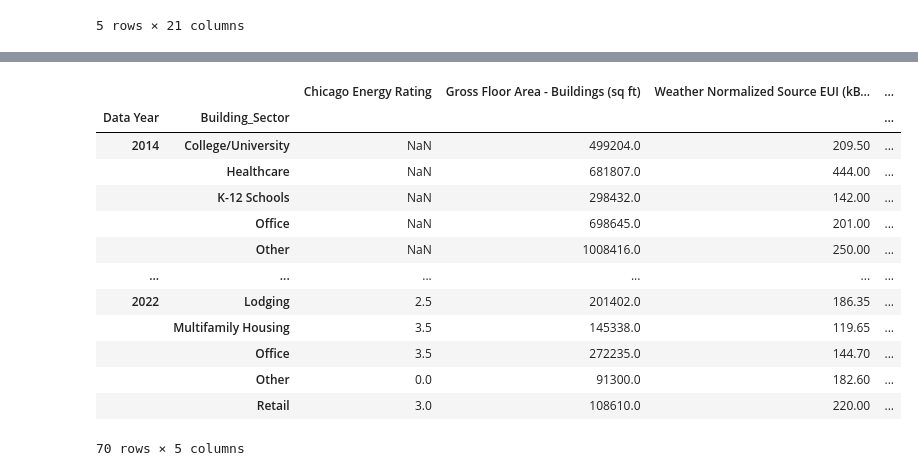
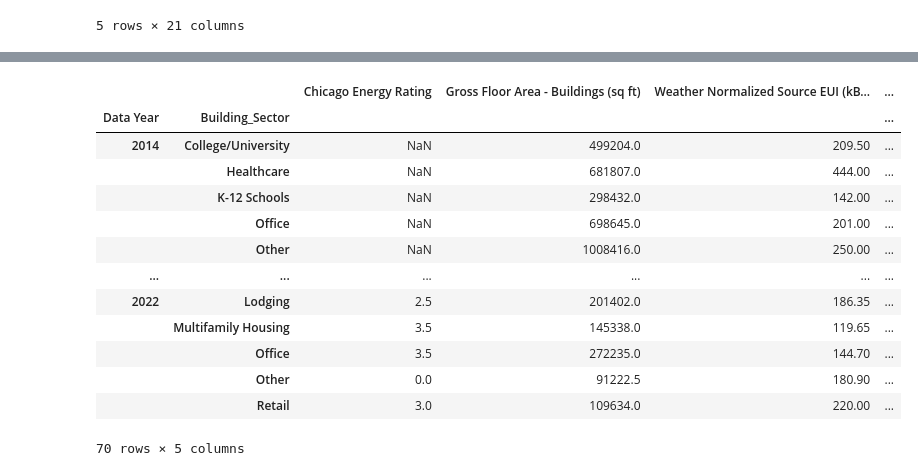
Before and after one commit to BlufferMK/Nexus-Navigators, a Jupyter notebook: import_transform.ipynb, the cells around one changed output, grey strips where cells are left out. Saved outputs shown, nothing was run; the diff lists cells and outputs as text; code cells hidden in the pictures.

```diff
--- a/import_transform.ipynb
+++ b/import_transform.ipynb
@@ -82,12 +84,12 @@ Name: count, dtype: int64
 office = ["Bank Branch", "Financial Office", "Office"]
 multifamily_housing = ["Multifamily Housing"]
 schools = ["K-12 School"]
-healthcare = ["Ambulatory Surgical Center",  "Outpatient Rehabilitation/Physical Therapy", "Urgent Care", "Clinic",
-              "Other Outpatient", "Hospital (General Medical & Surgical)", "Medical Office", "Other - Specialty Hospital"]
+healthcare = ["Ambulatory Surgical Center",  "Outpatient Rehabilitation/Physical Therapy", "Urgent Care/Clinic/Other Outpatient",
+              "Hospital (General Medical & Surgical)", "Medical Office", "Other - Specialty Hospital"]
 college_university = ["College/University"]
 lodging = ["Hotel", "Residential Care Facility", "Senior Care Community", "Residence Hall/Dormitory",
            "Other - Lodging/Residential"]
-retail = ["Automobile Dealership", "Enclosed Mall", "Other - Mall", "Lifestyle Center", "Strip Mall", "Retail Store",
+retail = ["Automobile Dealership", "Vehicle Dealership", "Enclosed Mall", "Other - Mall", "Lifestyle Center", "Strip Mall", "Retail Store",
           "Supermarket/Grocery Store", "Wholesale Club/Supercenter", "Other - Services", "Repair Services"]
 # %%
 # Create an empty list to put the building sector results in
@@ -190,22 +237,23 @@ reduced_df.to_csv("benchmarks.csv",
 # %%
 grouped_by_year_type = w_sectors_df.groupby(["Data Year","Building_Sector"])
 
 median_by_year_type = pd.DataFrame(grouped_by_year_type[["Chicago Energy Rating",  "Gross Floor Area - Buildings (sq ft)",
                                                "Weather Normalized Source EUI (kBtu/sq ft)", "Total GHG Emissions (Metric Tons CO2e)",
                                                "GHG Intensity (kg CO2e/sq ft)"]].median())
+median_by_year_type.to_csv("medianByYear.csv")
 median_by_year_type
 # %% [output]
 |  |  | Chicago Energy Rating | Gross Floor Area - Buildings (sq ft) | Weather Normalized Source EUI (kB... | ... |
 | Data Year | Building_Sector |  |  |  | ... |
 | 2014 | College/University | NaN | 499204.0 | 209.50 | ... |
 |  | Healthcare | NaN | 681807.0 | 444.00 | ... |
 |  | K-12 Schools | NaN | 298432.0 | 142.00 | ... |
 |  | Office | NaN | 698645.0 | 201.00 | ... |
 |  | Other | NaN | 1008416.0 | 250.00 | ... |
 | ... | ... | ... | ... | ... | ... |
 | 2022 | Lodging | 2.5 | 201402.0 | 186.35 | ... |
 |  | Multifamily Housing | 3.5 | 145338.0 | 119.65 | ... |
 |  | Office | 3.5 | 272235.0 | 144.70 | ... |
-|  | Other | 0.0 | 91300.0 | 182.60 | ... |
-|  | Retail | 3.0 | 108610.0 | 220.00 | ... |
+|  | Other | 0.0 | 91222.5 | 180.90 | ... |
+|  | Retail | 3.0 | 109634.0 | 220.00 | ... |
 70 rows × 5 columns
```
Also changed, not shown: parts of 20 cells of this notebook, 8 other files.
